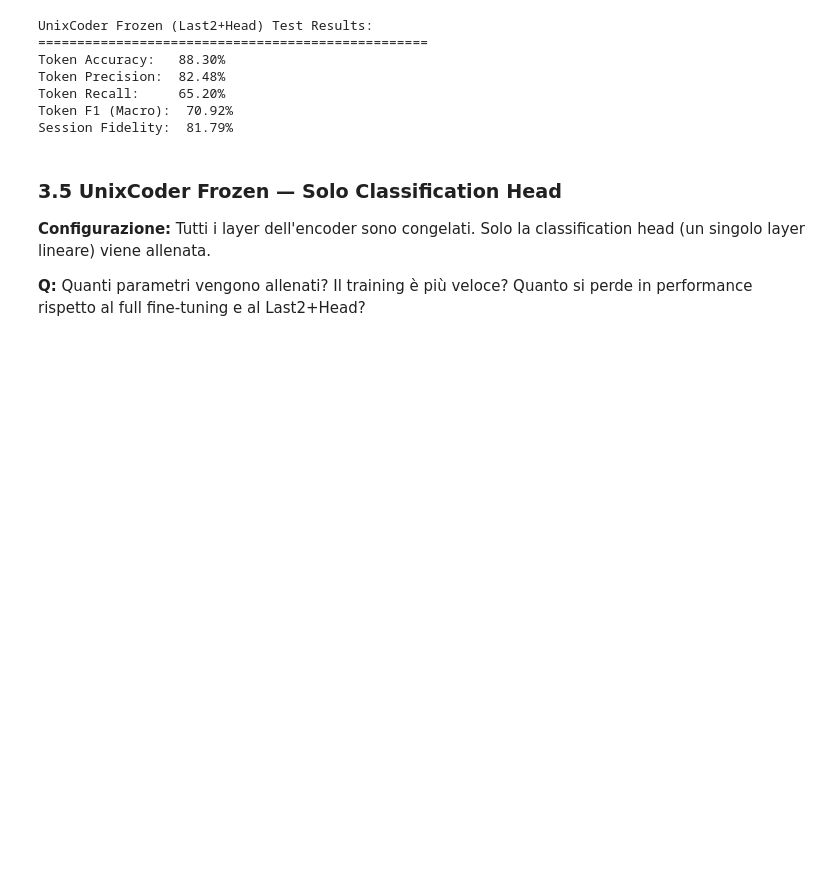
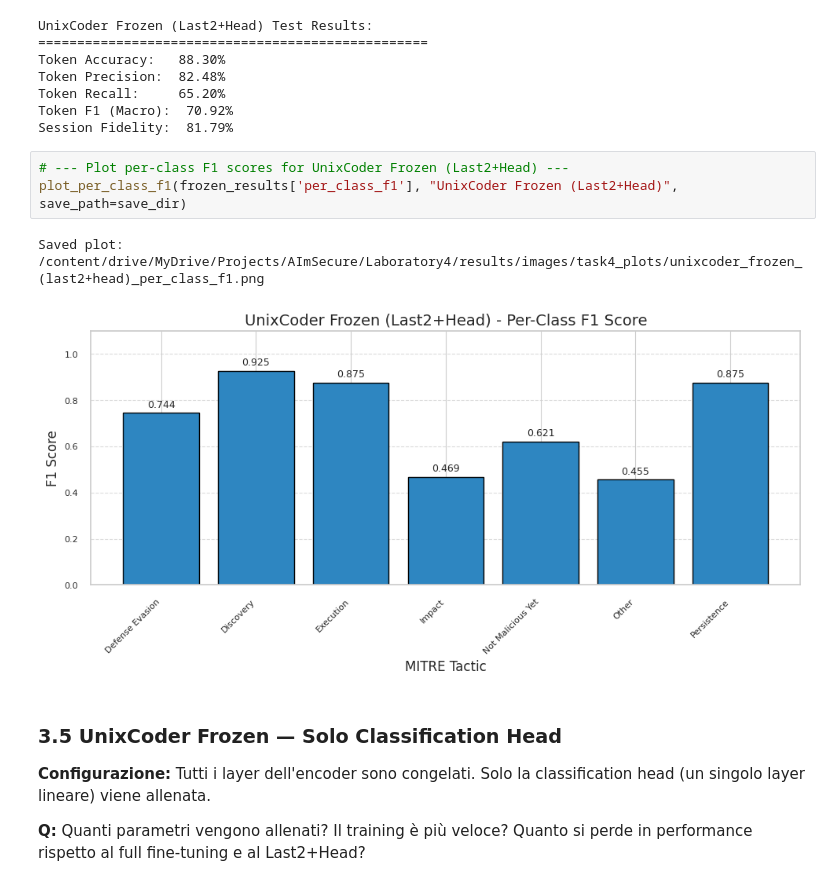
Before and after one commit to AImSecure/Laboratory4, a Jupyter notebook: lab/notebooks/Lab4_NLP.ipynb, the cells around one changed output. Saved outputs shown, nothing was run; the diff lists cells and outputs as text; blank space fills up the shorter version.

```diff
--- a/lab/notebooks/Lab4_NLP.ipynb
+++ b/lab/notebooks/Lab4_NLP.ipynb
@@ -2352,6 +2352,12 @@ Token Precision:  82.48%
 Token Recall:     65.20%
 Token F1 (Macro):  70.92%
 Session Fidelity:  81.79%
+# %%
+# --- Plot per-class F1 scores for UnixCoder Frozen (Last2+Head) ---
+plot_per_class_f1(frozen_results['per_class_f1'], "UnixCoder Frozen (Last2+Head)", save_path=save_dir)
+# %% [output]
+Saved plot: /content/drive/MyDrive/Projects/AImSecure/Laboratory4/results/images/task4_plots/unixcoder_frozen_(last2+head)_per_class_f1.png
+[figure, added]
 # %% [markdown]
 ### 3.5 UnixCoder Frozen — Solo Classification Head
 
```
Also changed, not shown: parts of 7 cells of this notebook.
